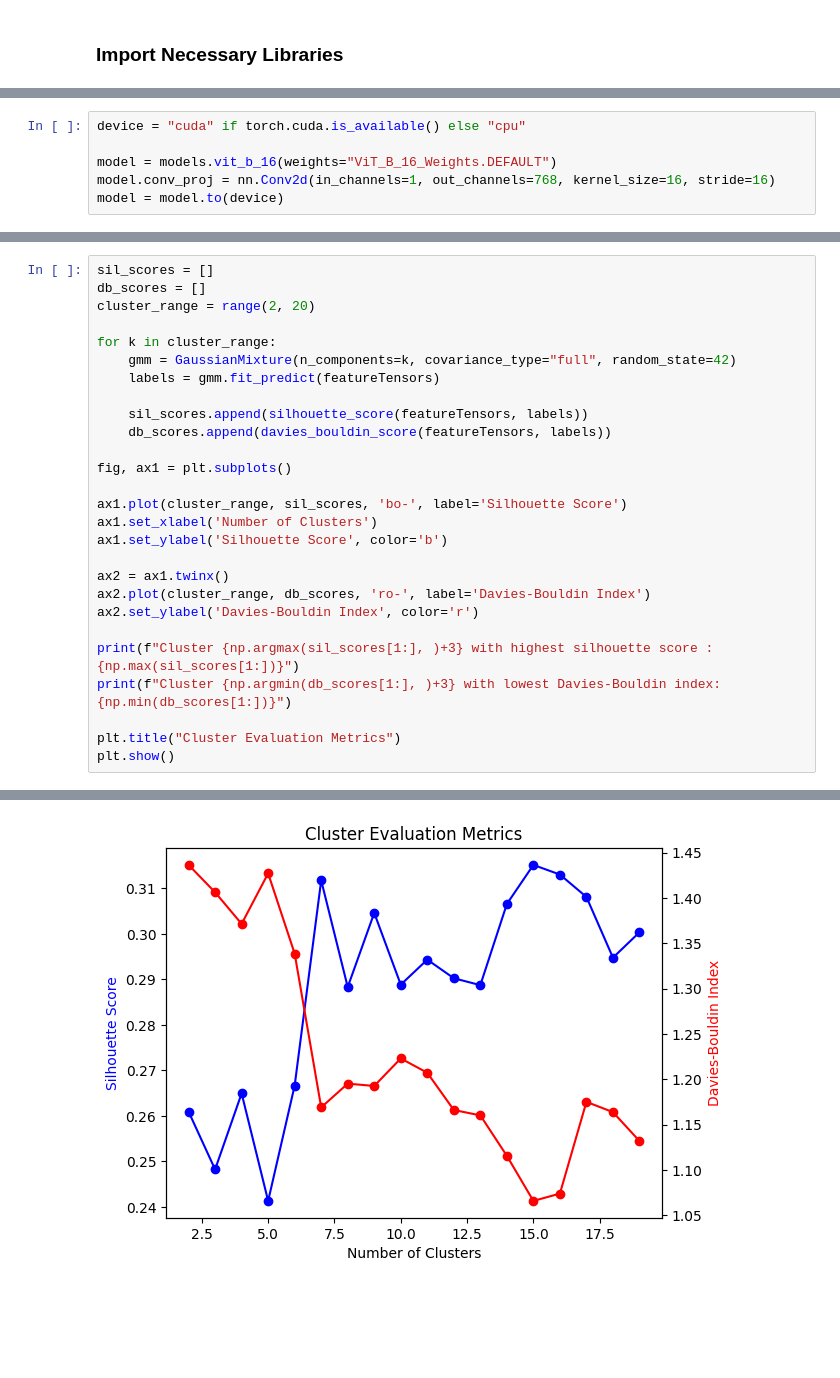
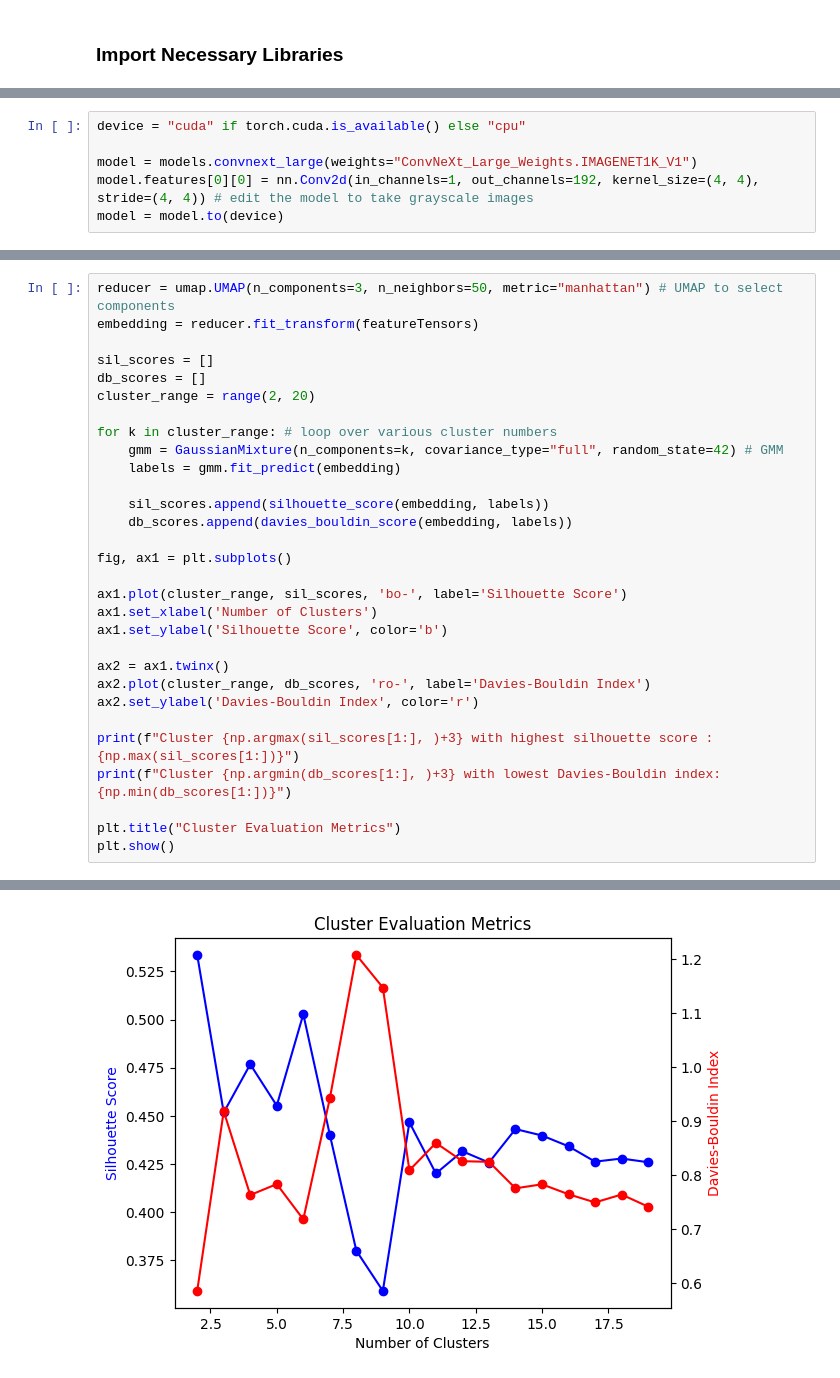
Before and after one commit to gokulmk-12/ml4sci_exxa_tests, a Jupyter notebook: General Test/general.ipynb, the cells around one changed output, grey strips where cells are left out. Cells and saved outputs as stored; diff of their text form; blank space fills up the shorter version.

```diff
--- a/General Test/general.ipynb
+++ b/General Test/general.ipynb
@@ -57,6 +69,6 @@ plt.show()
 # %%
 device = "cuda" if torch.cuda.is_available() else "cpu"
 
-model = models.vit_b_16(weights="ViT_B_16_Weights.DEFAULT")
-model.conv_proj = nn.Conv2d(in_channels=1, out_channels=768, kernel_size=16, stride=16)
+model = models.convnext_large(weights="ConvNeXt_Large_Weights.IMAGENET1K_V1")
+model.features[0][0] = nn.Conv2d(in_channels=1, out_channels=192, kernel_size=(4, 4), stride=(4, 4)) # edit the model to take grayscale images
 model = model.to(device)
@@ -87,14 +167,17 @@ featureTensors = np.array(featureTensors)
 # %%
+reducer = umap.UMAP(n_components=3, n_neighbors=50, metric="manhattan") # UMAP to select components
+embedding = reducer.fit_transform(featureTensors)
+
 sil_scores = []
 db_scores = []
 cluster_range = range(2, 20)
 
-for k in cluster_range:
-    gmm = GaussianMixture(n_components=k, covariance_type="full", random_state=42)
-    labels = gmm.fit_predict(featureTensors)
+for k in cluster_range: # loop over various cluster numbers
+    gmm = GaussianMixture(n_components=k, covariance_type="full", random_state=42) # GMM
+    labels = gmm.fit_predict(embedding)
 
-    sil_scores.append(silhouette_score(featureTensors, labels))
-    db_scores.append(davies_bouldin_score(featureTensors, labels))
+    sil_scores.append(silhouette_score(embedding, labels))
+    db_scores.append(davies_bouldin_score(embedding, labels))
 
 fig, ax1 = plt.subplots()
 
@@ -117 +200 @@ Cluster 15 with lowest Davies-Bouldin index: 1.0658983716175474
-[figure, old version]
+[figure, new version]
```
Also changed, not shown: parts of 20 cells of this notebook, 11 other files.
